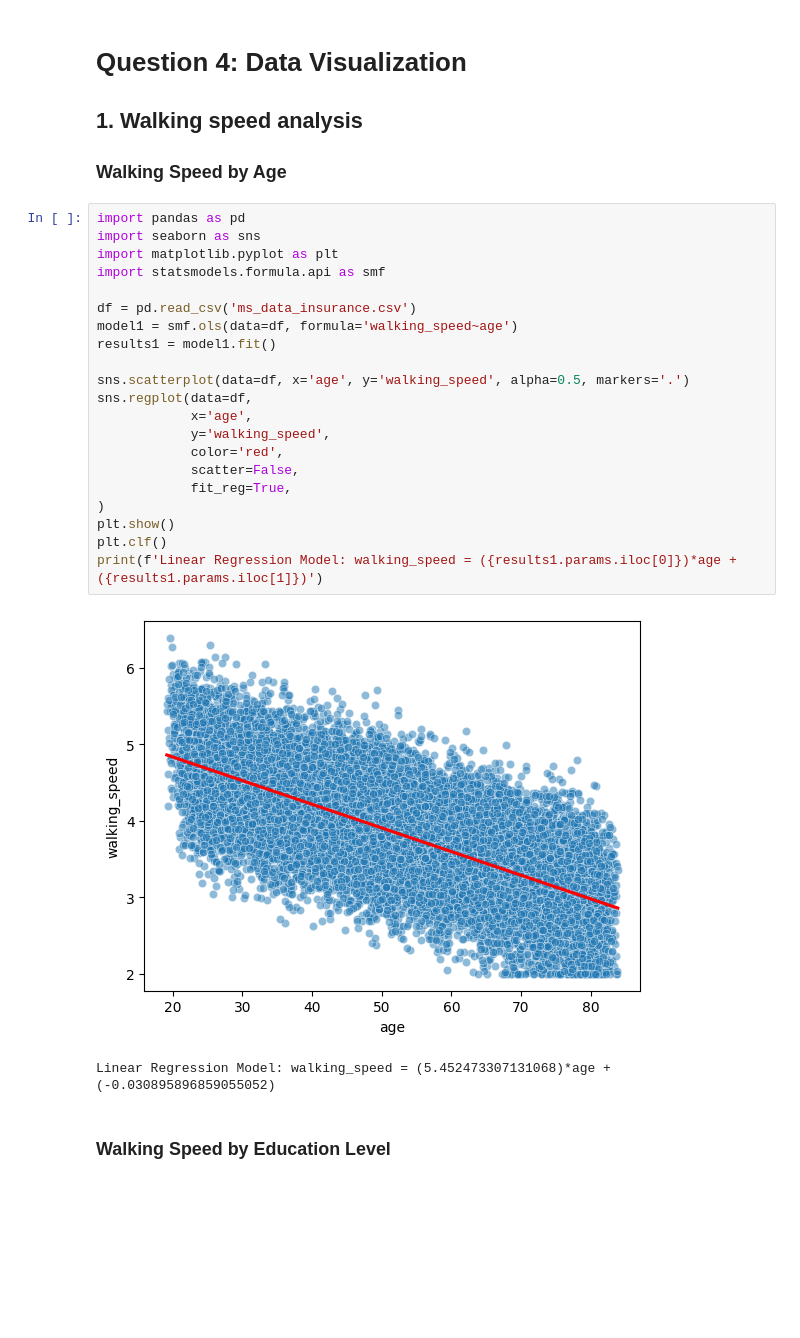
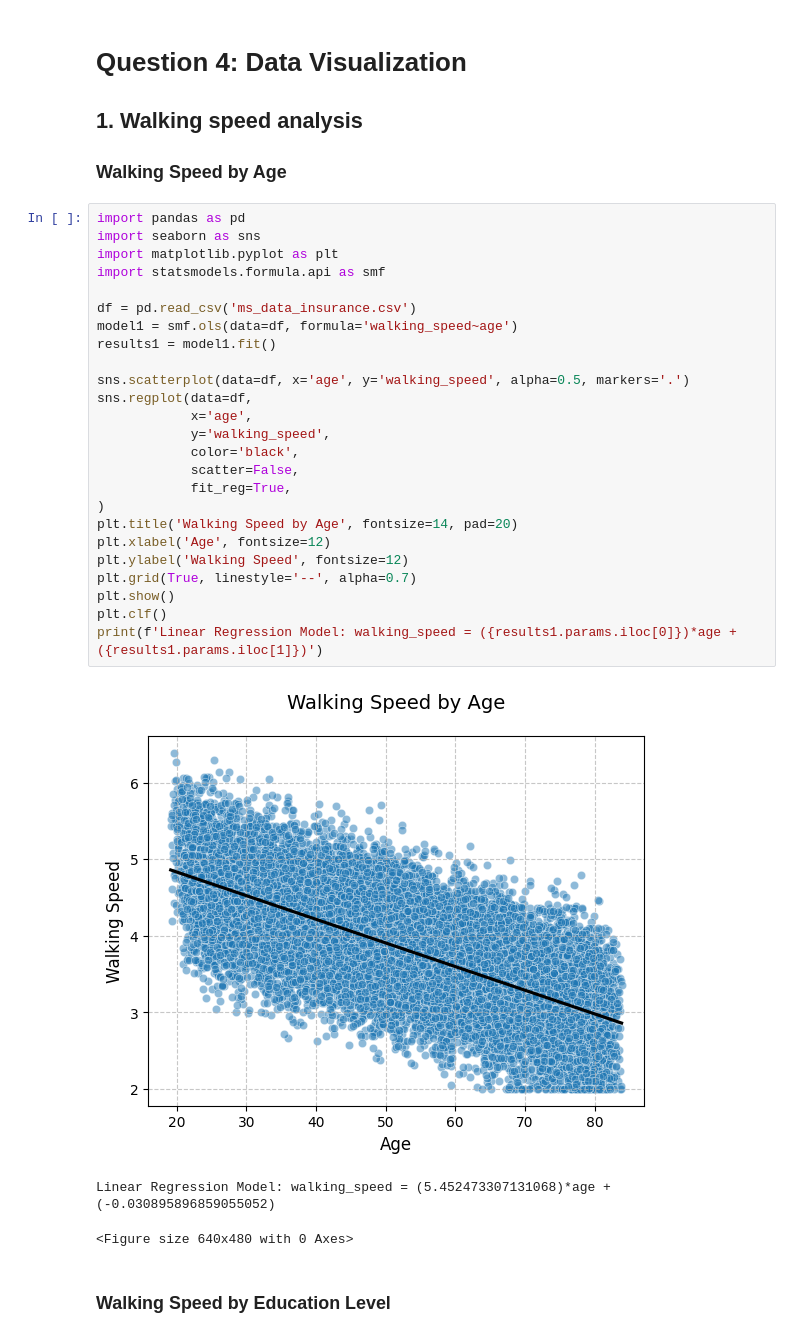
Before and after one commit to UCSF-DataSci/09-second-exam-hcheng25, a Jupyter notebook: visualize.ipynb, the cells around one changed output. Cells and saved outputs as stored; diff of their text form; blank space fills up the shorter version.

```diff
--- a/visualize.ipynb
+++ b/visualize.ipynb
@@ -7,27 +7,32 @@
 # %%
 import pandas as pd
 import seaborn as sns
 import matplotlib.pyplot as plt
 import statsmodels.formula.api as smf
 
 df = pd.read_csv('ms_data_insurance.csv')
 model1 = smf.ols(data=df, formula='walking_speed~age')
 results1 = model1.fit()
 
 sns.scatterplot(data=df, x='age', y='walking_speed', alpha=0.5, markers='.')
 sns.regplot(data=df,
             x='age',
             y='walking_speed',
-            color='red',
+            color='black',
             scatter=False,
             fit_reg=True,
 )
+plt.title('Walking Speed by Age', fontsize=14, pad=20)
+plt.xlabel('Age', fontsize=12)
+plt.ylabel('Walking Speed', fontsize=12)
+plt.grid(True, linestyle='--', alpha=0.7)
 plt.show()
 plt.clf()
 print(f'Linear Regression Model: walking_speed = ({results1.params.iloc[0]})*age + ({results1.params.iloc[1]})')
 # %% [output]
-[figure, old version]
+[figure, new version]
 Linear Regression Model: walking_speed = (5.452473307131068)*age + (-0.030895896859055052)
+<Figure size 640x480 with 0 Axes>
 # %% [markdown]
 ### Walking Speed by Education Level
 # %%
```
Also changed, not shown: parts of 4 cells of this notebook, 1 other file.
